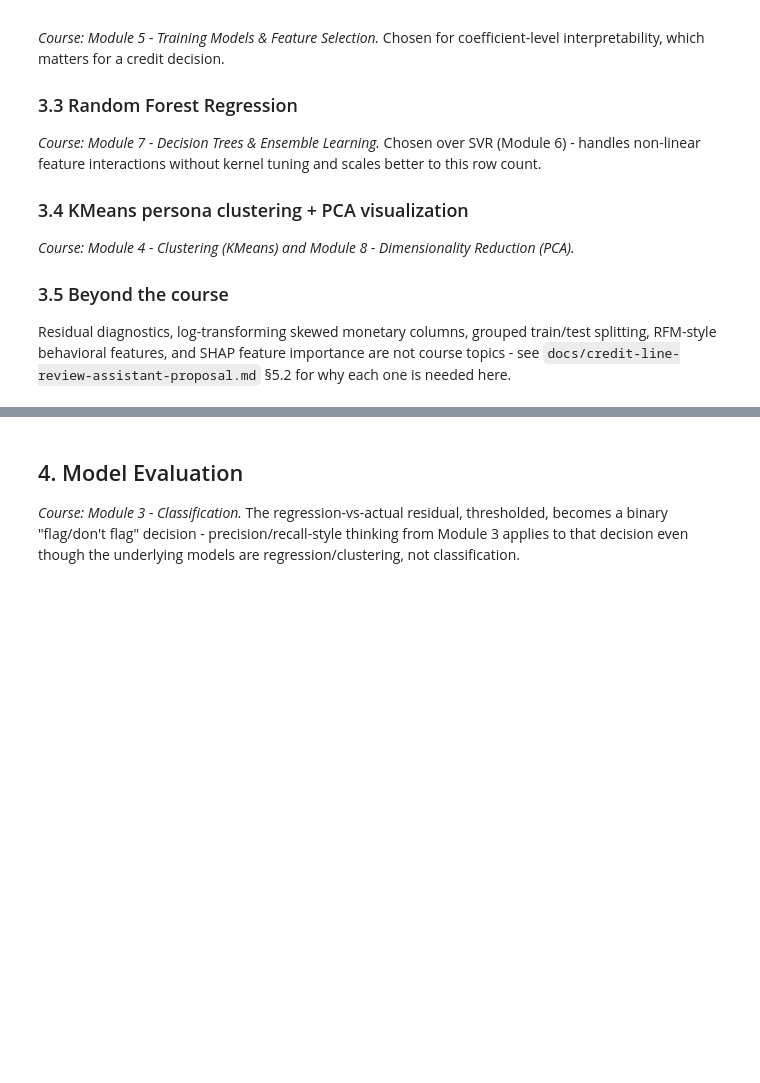
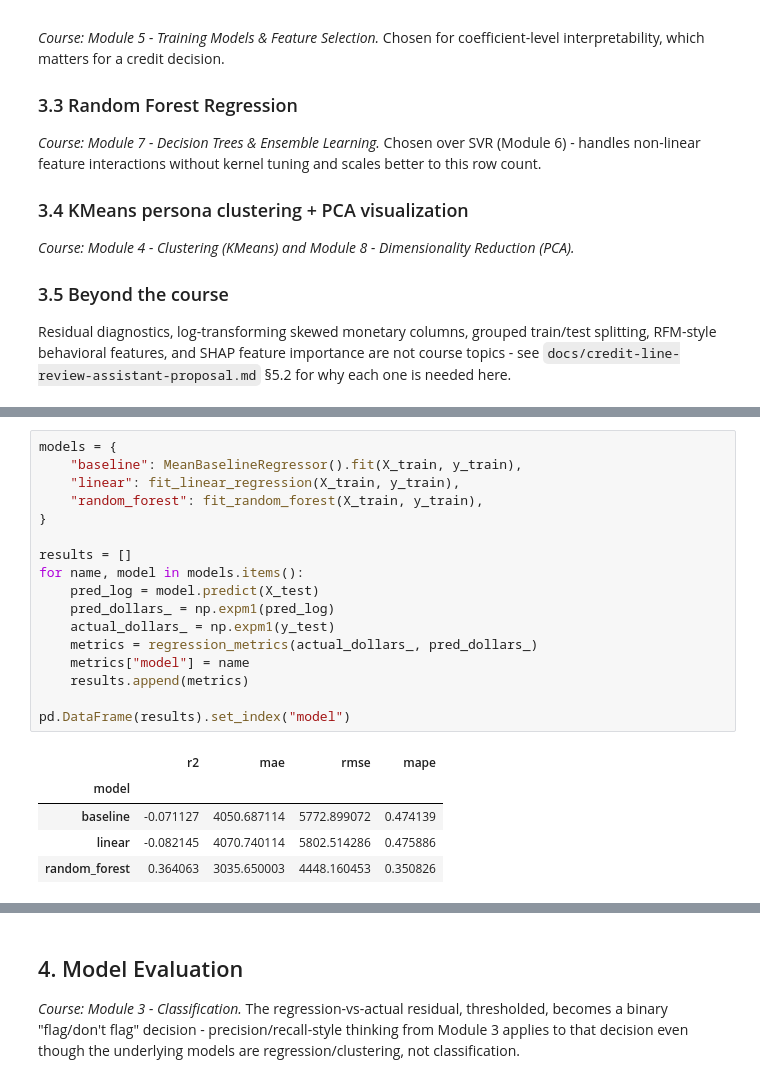
Before and after one commit to harihara0072/Fraud-Anomaly-Monitor, a Jupyter notebook: notebooks/01_credit_line_review.ipynb, the cells around one changed output, grey strips where cells are left out. Drawn from its saved outputs; the diff is of its cells as text; blank space fills up the shorter version.

```diff
--- a/notebooks/01_credit_line_review.ipynb
+++ b/notebooks/01_credit_line_review.ipynb
@@ -144,0 +183,23 @@ Residual diagnostics, log-transforming skewed monetary columns, grouped train/te
+# %%
+models = {
+    "baseline": MeanBaselineRegressor().fit(X_train, y_train),
+    "linear": fit_linear_regression(X_train, y_train),
+    "random_forest": fit_random_forest(X_train, y_train),
+}
+
+results = []
+for name, model in models.items():
+    pred_log = model.predict(X_test)
+    pred_dollars_ = np.expm1(pred_log)
+    actual_dollars_ = np.expm1(y_test)
+    metrics = regression_metrics(actual_dollars_, pred_dollars_)
+    metrics["model"] = name
+    results.append(metrics)
+
+pd.DataFrame(results).set_index("model")
+# %% [output]
+|  | r2 | mae | rmse | mape |
+| model |  |  |  |  |
+| baseline | -0.071127 | 4050.687114 | 5772.899072 | 0.474139 |
+| linear | -0.082145 | 4070.740114 | 5802.514286 | 0.475886 |
+| random_forest | 0.364063 | 3035.650003 | 4448.160453 | 0.350826 |
```
Also changed, not shown: parts of 6 cells of this notebook, 1 other file.
